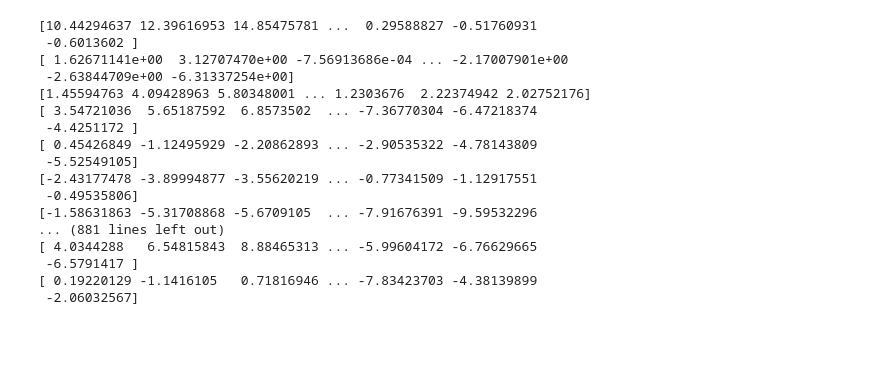
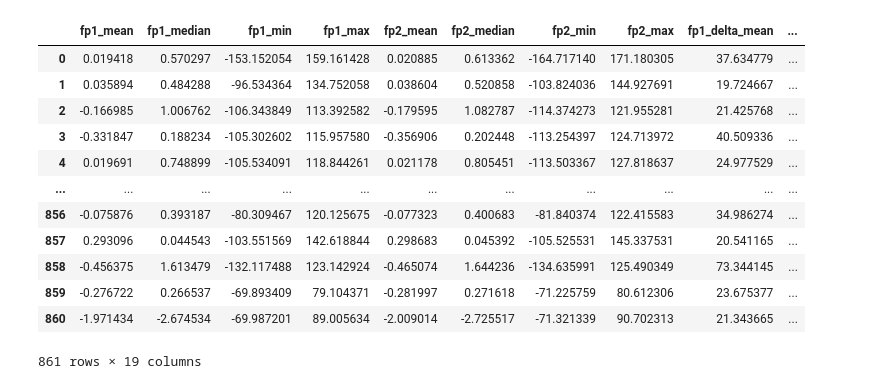
Before and after one commit to edwinsanjaya/bci-finalproject, a Jupyter notebook: sandbox/test-blink-dataset/matlab-to-pickle.ipynb, the cells around one changed output. Saved outputs shown, nothing was run; the diff lists cells and outputs as text; code cells hidden in the pictures; blank space fills up the shorter version.

```diff
--- a/sandbox/test-blink-dataset/matlab-to-pickle.ipynb
+++ b/sandbox/test-blink-dataset/matlab-to-pickle.ipynb
@@ -1,32 +0,0 @@
-# %%
-from scipy.io import loadmat
-from scipy.io import savemat
-import pandas as pd
-import numpy as np
-
-mdata = loadmat('dataset/sample_wave.mat')['sample_wave']
-signals = mdata['voluntary'][0,0]
-epochs = signals.dtype.names
-
-for epoch in epochs:
-    fp1 = signals[epoch][0,0][0]
-    fp2 = signals[epoch][0,0][1]
-    print(fp1)
-# %% [output]
-[10.44294637 12.39616953 14.85475781 ...  0.29588827 -0.51760931
- -0.6013602 ]
-[ 1.62671141e+00  3.12707470e+00 -7.56913686e-04 ... -2.17007901e+00
- -2.63844709e+00 -6.31337254e+00]
-[1.45594763 4.09428963 5.80348001 ... 1.2303676  2.22374942 2.02752176]
-[ 3.54721036  5.65187592  6.8573502  ... -7.36770304 -6.47218374
- -4.4251172 ]
-[ 0.45426849 -1.12495929 -2.20862893 ... -2.90535322 -4.78143809
- -5.52549105]
-[-2.43177478 -3.89994877 -3.55620219 ... -0.77341509 -1.12917551
- -0.49535806]
-[-1.58631863 -5.31708868 -5.6709105  ... -7.91676391 -9.59532296
-... (881 lines left out)
-[ 4.0344288   6.54815843  8.88465313 ... -5.99604172 -6.76629665
- -6.5791417 ]
-[ 0.19220129 -1.1416105   0.71816946 ... -7.83423703 -4.38139899
- -2.06032567]
@@ -32,0 +99,16 @@ for epoch in epochs:
+# %%
+features
+# %% [output]
+|  | fp1_mean | fp1_median | fp1_min | fp1_max | fp2_mean | fp2_median | fp2_min | fp2_max | fp1_delta_mean | ... |
+| 0 | 0.019418 | 0.570297 | -153.152054 | 159.161428 | 0.020885 | 0.613362 | -164.717140 | 171.180305 | 37.634779 | ... |
+| 1 | 0.035894 | 0.484288 | -96.534364 | 134.752058 | 0.038604 | 0.520858 | -103.824036 | 144.927691 | 19.724667 | ... |
+| 2 | -0.166985 | 1.006762 | -106.343849 | 113.392582 | -0.179595 | 1.082787 | -114.374273 | 121.955281 | 21.425768 | ... |
+| 3 | -0.331847 | 0.188234 | -105.302602 | 115.957580 | -0.356906 | 0.202448 | -113.254397 | 124.713972 | 40.509336 | ... |
+| 4 | 0.019691 | 0.748899 | -105.534091 | 118.844261 | 0.021178 | 0.805451 | -113.503367 | 127.818637 | 24.977529 | ... |
+| ... | ... | ... | ... | ... | ... | ... | ... | ... | ... | ... |
+| 856 | -0.075876 | 0.393187 | -80.309467 | 120.125675 | -0.077323 | 0.400683 | -81.840374 | 122.415583 | 34.986274 | ... |
+| 857 | 0.293096 | 0.044543 | -103.551569 | 142.618844 | 0.298683 | 0.045392 | -105.525531 | 145.337531 | 20.541165 | ... |
+| 858 | -0.456375 | 1.613479 | -132.117488 | 123.142924 | -0.465074 | 1.644236 | -134.635991 | 125.490349 | 73.344145 | ... |
+| 859 | -0.276722 | 0.266537 | -69.893409 | 79.104371 | -0.281997 | 0.271618 | -71.225759 | 80.612306 | 23.675377 | ... |
+| 860 | -1.971434 | -2.674534 | -69.987201 | 89.005634 | -2.009014 | -2.725517 | -71.321339 | 90.702313 | 21.343665 | ... |
+861 rows × 19 columns
```
Also changed, not shown: parts of 6 cells of this notebook, 1 other file.
